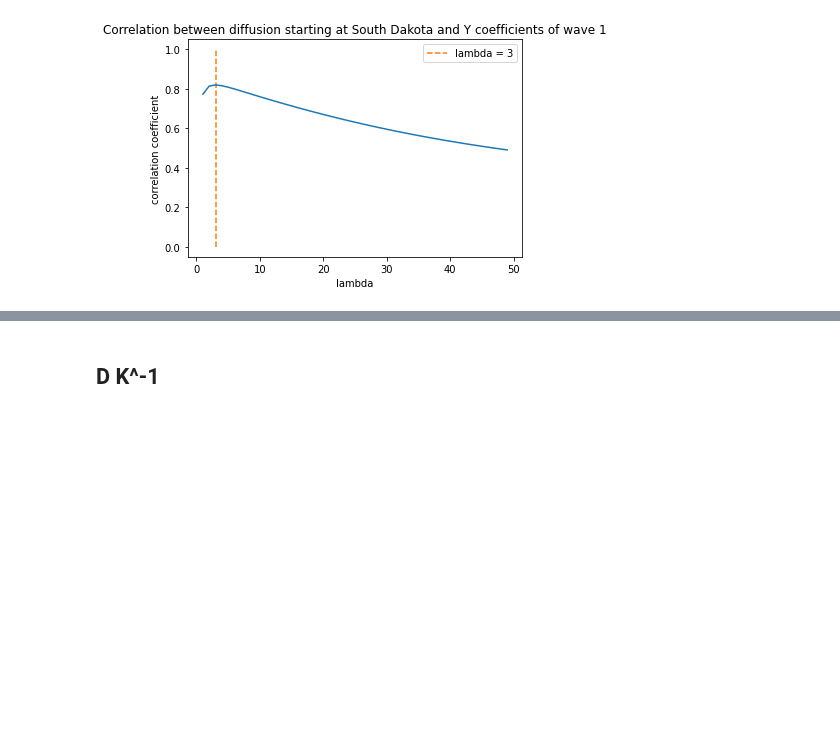
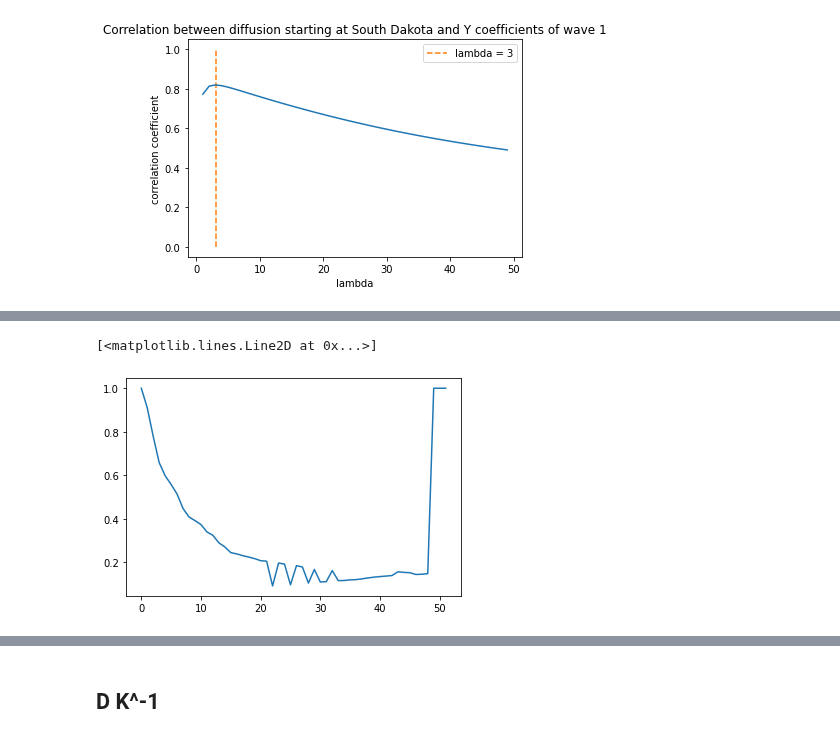
Before and after one commit to kevin-q2/Covid_Diffusion, a Jupyter notebook: analysis/diffusion_kernel.ipynb, the cells around one changed output, grey strips where cells are left out. Cells and saved outputs as stored; diff of their text form; code cells hidden in the pictures; blank space fills up the shorter version.

```diff
--- a/analysis/diffusion_kernel.ipynb
+++ b/analysis/diffusion_kernel.ipynb
@@ -194,0 +197,5 @@ plt.show()
+# %%
+plt.plot(w)
+# %% [output]
+[<matplotlib.lines.Line2D at 0x...>]
+[figure, added]
```
Also changed, not shown: parts of 12 cells of this notebook, 5 other files.
